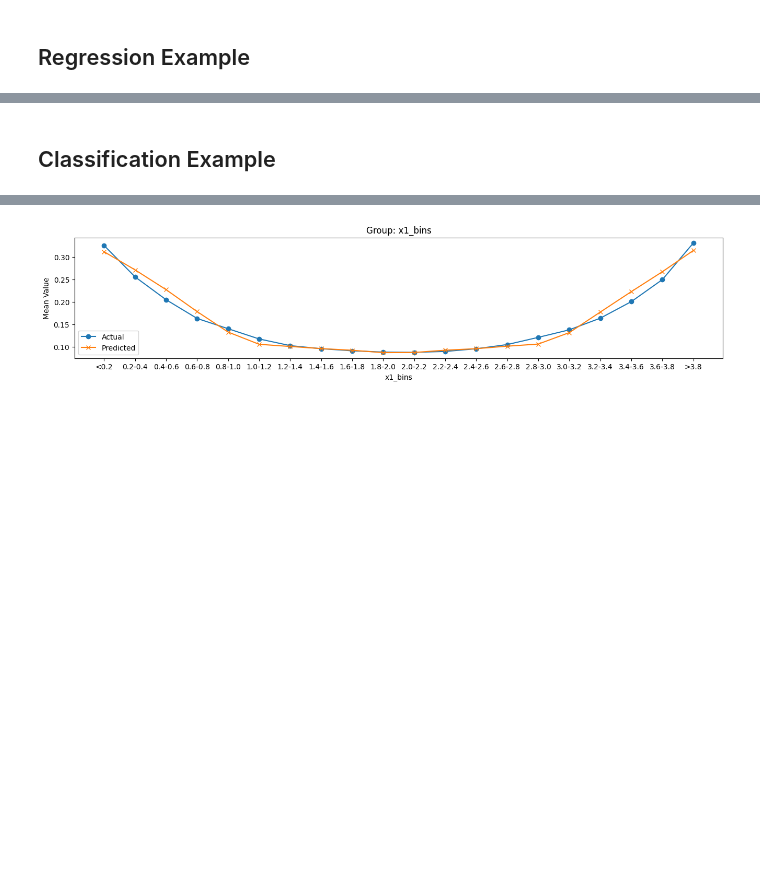
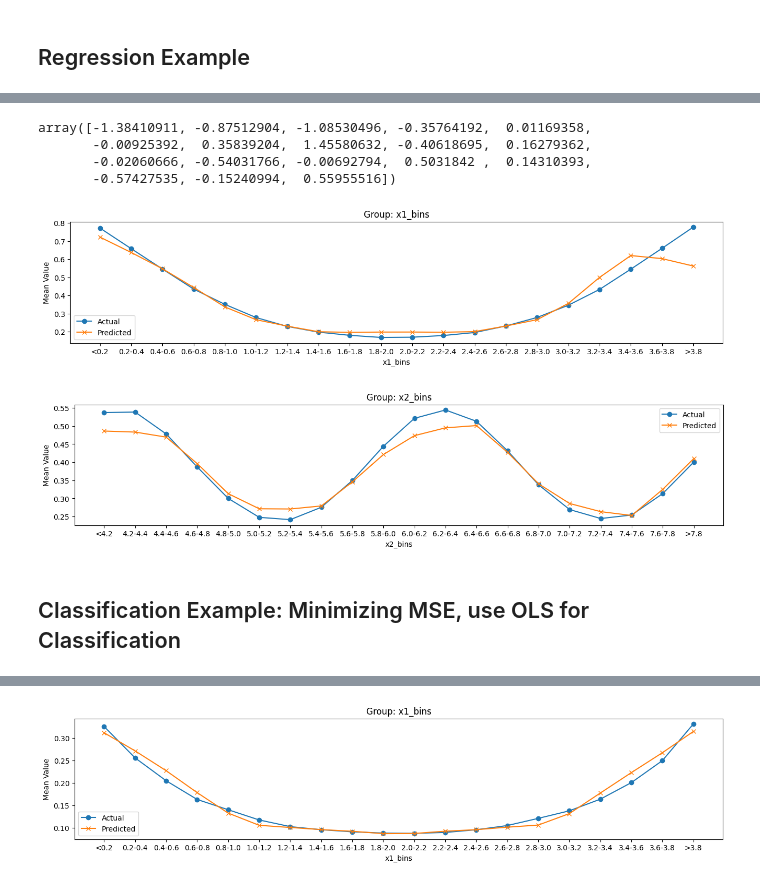
Before and after one commit to YimingZhang07/quantbullet, a Jupyter notebook: docs/experiments/linear_product_reg_model_params_test.ipynb, the cells around one changed output, grey strips where cells are left out. Cells and saved outputs as stored; diff of their text form; code cells hidden in the pictures; blank space fills up the shorter version.

```diff
--- a/docs/experiments/linear_product_reg_model_params_test.ipynb
+++ b/docs/experiments/linear_product_reg_model_params_test.ipynb
@@ -85,0 +81,6 @@ for group in ['x1_bins', 'x2_bins']:
+# %%
+from quantbullet.optimizer import LinearProductClassifierScipy
+
+lpc_scipy = LinearProductClassifierScipy(ftol=1e-6, gtol=1e-6, eps=1e-3)
+# %%
+lpc_scipy.fit( train_df, df['binary_y'], feature_groups=feature_groups, init_params=np.ones(train_df.shape[1]) * 0.02, verbose=True )
@@ -86,5 +106,27 @@ for group in ['x1_bins', 'x2_bins']:
+# %%
+lpc_scipy.coef_
+# %% [output]
+array([-1.38410911, -0.87512904, -1.08530496, -0.35764192,  0.01169358,
+       -0.00925392,  0.35839204,  1.45580632, -0.40618695,  0.16279362,
+       -0.02060666, -0.54031766, -0.00692794,  0.5031842 ,  0.14310393,
+       -0.57427535, -0.15240994,  0.55955516])
+# %%
+df['clf_scipy_pred_prob'] = lpc_scipy.predict_proba(train_df)
+# %%
+for group in ['x1_bins', 'x2_bins']:
+    plt.figure(figsize=(16, 3))
+    summary = df.groupby(group, observed=True).agg({'binary_y': 'mean', 'clf_scipy_pred_prob': 'mean'})
+    plt.plot(summary.index, summary['binary_y'], label='Actual', marker='o')
+    plt.plot(summary.index, summary['clf_scipy_pred_prob'], label='Predicted', marker='x')
+    plt.title(f'Group: {group}')
+    plt.xlabel(group)
+    plt.ylabel('Mean Value')
+    plt.legend()
+# %% [output]
+[figure, added]
+[figure, added]
 # %% [markdown]
-## Classification Example
+## Classification Example: Minimizing MSE, use OLS for Classification
 # %%
 probs = 1 / (1 + np.exp(-(df['y'] - 15)))
 df['binary_y'] = np.random.binomial(1, probs)
```
Also changed, not shown: parts of 16 cells of this notebook, 5 other files.
